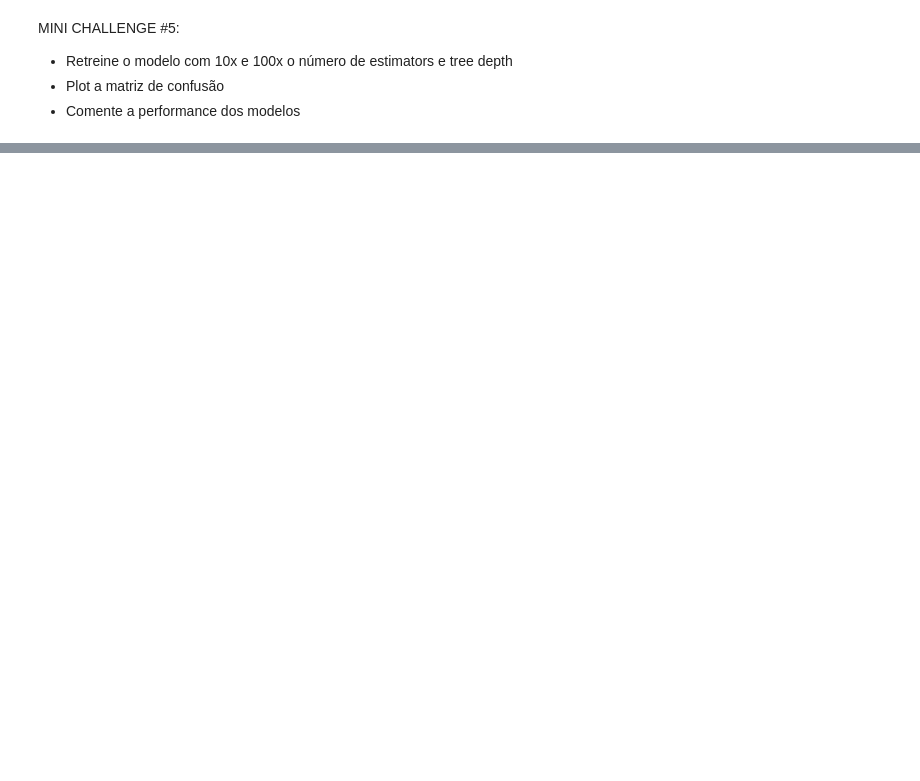
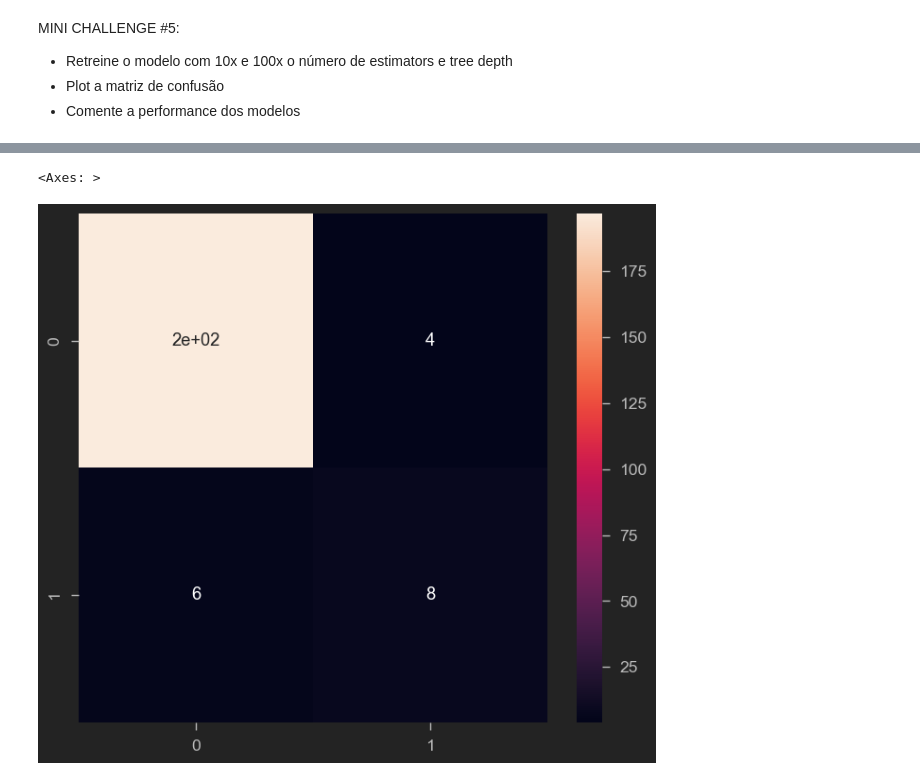
Before and after one commit to Vinicius-da-Cruz-Muller/Random-Notebooks, a Jupyter notebook: Análise preditiva/Cervical Cancer Prediction Using XG-boost algorithm.ipynb, the cells around one changed output, grey strips where cells are left out. Saved outputs shown, nothing was run; the diff lists cells and outputs as text; code cells hidden in the pictures; blank space fills up the shorter version.

```diff
--- a/Análise preditiva/Cervical Cancer Prediction Using XG-boost algorithm.ipynb
+++ b/Análise preditiva/Cervical Cancer Prediction Using XG-boost algorithm.ipynb
@@ -320,3 +634,6 @@ MINI CHALLENGE #5:
 - Retreine o modelo com 10x e 100x o número de estimators e tree depth
 - Plot a matriz de confusão
 - Comente a performance dos modelos
+# %%
+model = xgb.XGBClassifier(learning_rate=0.1, max_depth=500, n_estimators=1000)
+model.fit(X_train, Y_train)
@@ -322,0 +662,2 @@ MINI CHALLENGE #5:
+# %%
+y_predict = model.predict(X_test)
@@ -322,0 +676,6 @@ MINI CHALLENGE #5:
+# %%
+cm = confusion_matrix(y_predict, Y_test)
+sns.heatmap(cm, annot=True)
+# %% [output]
+<Axes: >
+[figure, added]
```
Also changed, not shown: parts of 46 cells of this notebook.
